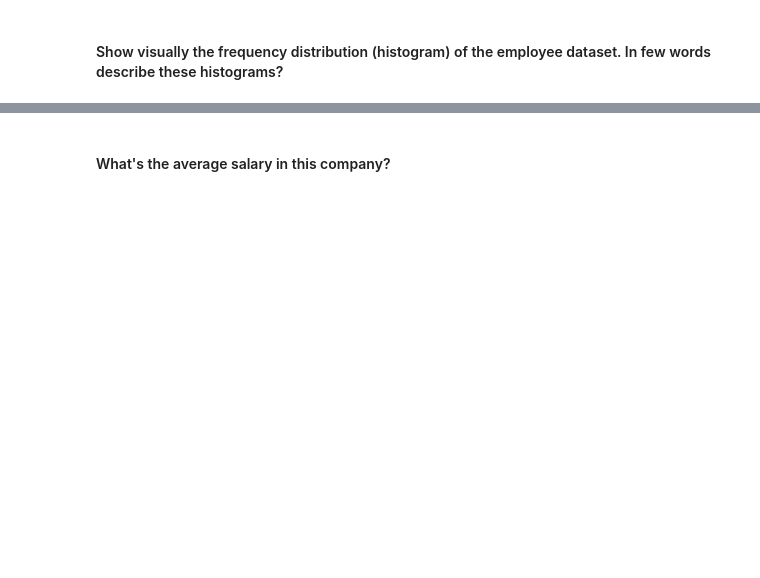
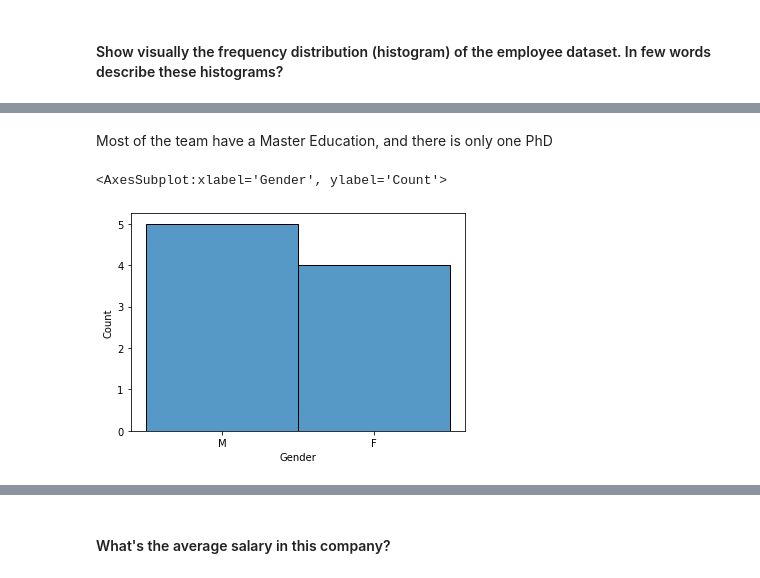
Before and after one commit to antoniogarciagiron/lab-subsetting-and-descriptive-stats, a Jupyter notebook: your-code/main.ipynb, the cells around one changed output, grey strips where cells are left out. Saved outputs shown, nothing was run; the diff lists cells and outputs as text; code cells hidden in the pictures; blank space fills up the shorter version.

```diff
--- a/your-code/main.ipynb
+++ b/your-code/main.ipynb
@@ -154,0 +192,7 @@ Std:  1.57
+# %% [markdown]
+Most of the team have a Master Education, and there is only one PhD
+# %%
+sns.histplot(employee.Gender, bins=2)
+# %% [output]
+<AxesSubplot:xlabel='Gender', ylabel='Count'>
+[figure, added]
```
Also changed, not shown: parts of 53 cells of this notebook.
